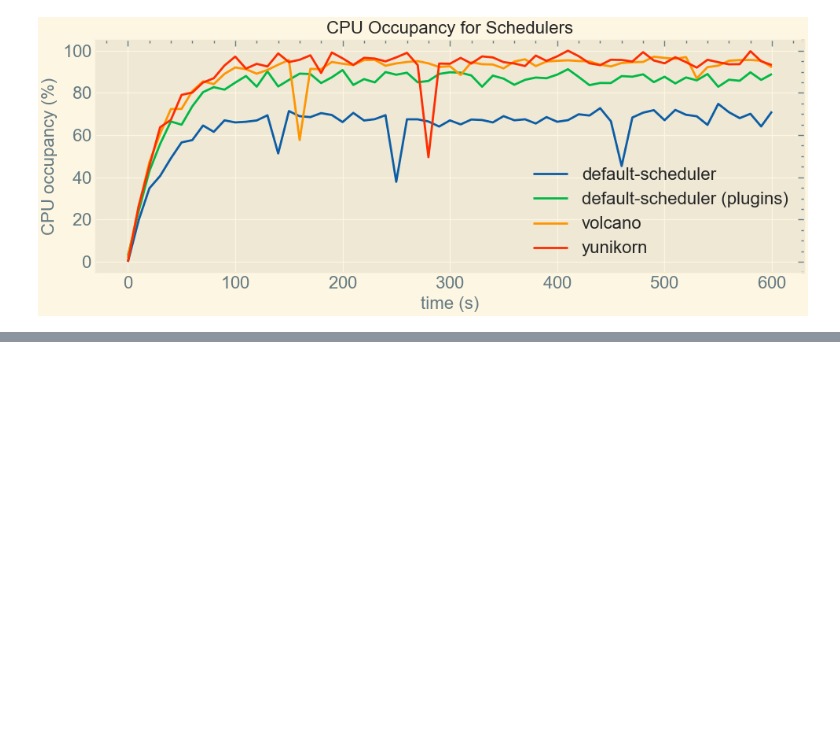
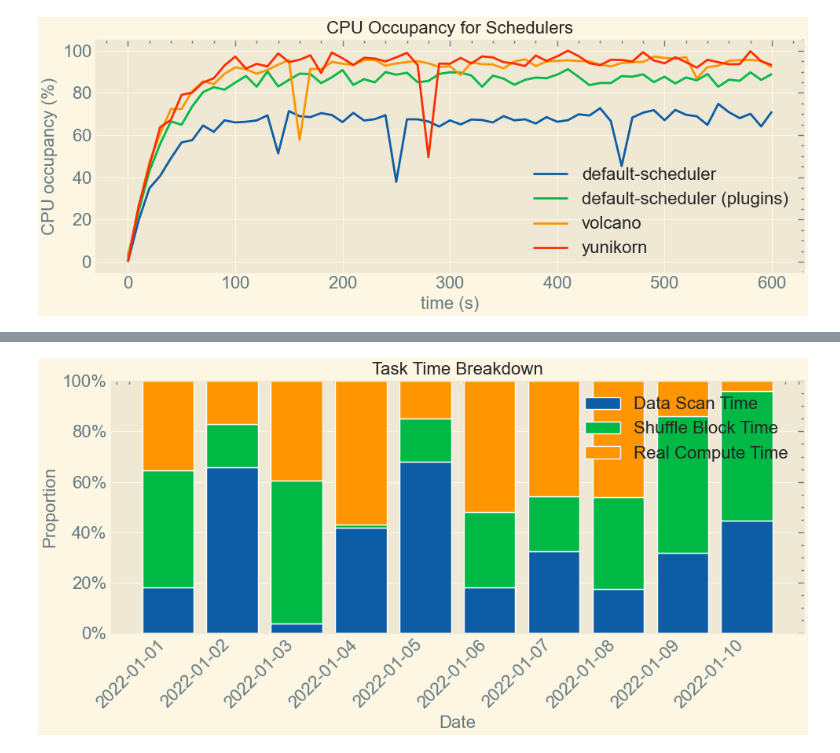
Before and after one commit to belo4ya/spark-on-kubernetes-recipes, a Jupyter notebook: university/charts/notebook.ipynb, the cells around one changed output, grey strips where cells are left out. Drawn from its saved outputs; the diff is of its cells as text; code cells hidden in the pictures; blank space fills up the shorter version.

```diff
--- a/university/charts/notebook.ipynb
+++ b/university/charts/notebook.ipynb
@@ -331,0 +543,62 @@ plt.show()
+# %%
+import numpy as np
+import pandas as pd
+import matplotlib.pyplot as plt
+from matplotlib.ticker import FuncFormatter
+
+def generate_stacked_data(index, components, seed=None):
+    """
+    Generate random positive data for each component, then normalize rows to sum to 100.
+
+    Parameters:
+    - index: list-like of x-axis labels (e.g. dates)
+    - components: list of component names
+    - seed: optional random seed for reproducibility
+
+    Returns:
+    - DataFrame with shape (len(index), len(components)), rows sum to 100
+    """
+    if seed is not None:
+        np.random.seed(seed)
+    # random positive values
+    data = np.random.rand(len(index), len(components))
+    # normalize rows to sum to 100
+    data = data / data.sum(axis=1, keepdims=True) * 100
+    df = pd.DataFrame(data, index=index, columns=components)
+    return df
+
+def plot_stacked_bar(df, xlabel=None, ylabel="Proportion", title=None):
+    """
+    Plot a stacked bar chart of the DataFrame df (index x components).
+    Y-axis is shown in percent.
+    """
+    components = df.columns.tolist()
+    x = np.arange(len(df))
+    bottom = np.zeros(len(df))
+    fig, ax = plt.subplots(figsize=(10, 5))
+    for comp in components:
+        ax.bar(x, df[comp], bottom=bottom, label=comp)
+        bottom += df[comp].values
+    # percent formatter
+    ax.yaxis.set_major_formatter(FuncFormatter(lambda y, _: f"{int(y)}%"))
+    ax.set_ylim(0, 100)
+    # x-axis labels
+    ax.set_xticks(x)
+    ax.set_xticklabels(df.index, rotation=45, ha='right')
+    if xlabel:
+        ax.set_xlabel(xlabel)
+    if ylabel:
+        ax.set_ylabel(ylabel)
+    if title:
+        ax.set_title(title)
+    ax.legend(loc='upper right')
+    fig.tight_layout()
+    plt.show()
+
+# Example usage
+dates = pd.date_range("2022-01-01", periods=10, freq="D").strftime("%Y-%m-%d")
+components = ["Data Scan Time", "Shuffle Block Time", "Real Compute Time"]
+df = generate_stacked_data(dates, components, seed=42)
+plot_stacked_bar(df, xlabel="Date", title="Task Time Breakdown")
+# %% [output]
+[figure, added]
```
Also changed, not shown: parts of 11 cells of this notebook, 11 other files.
